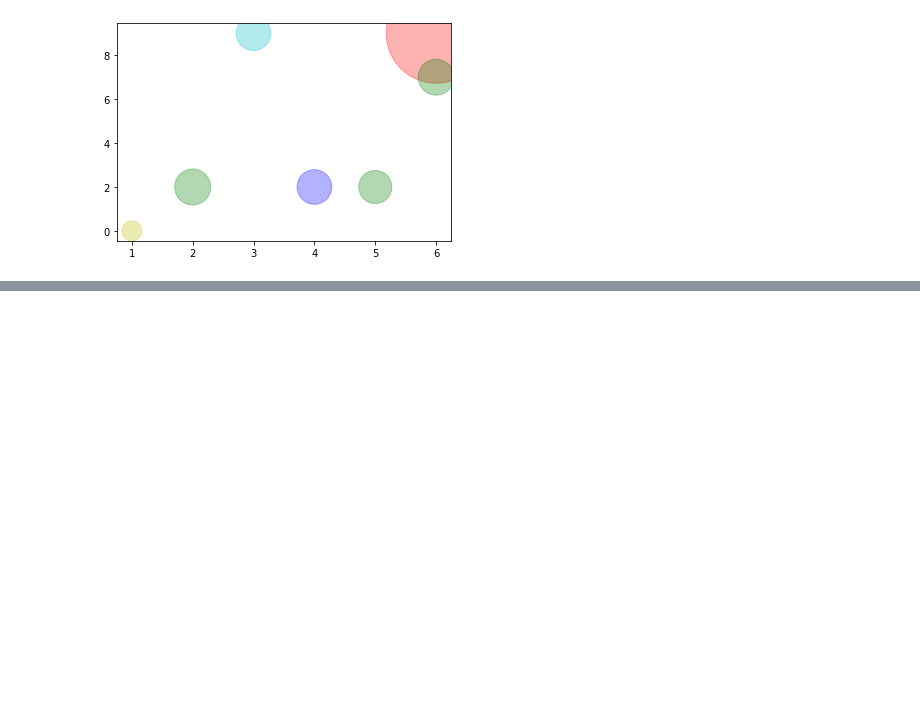
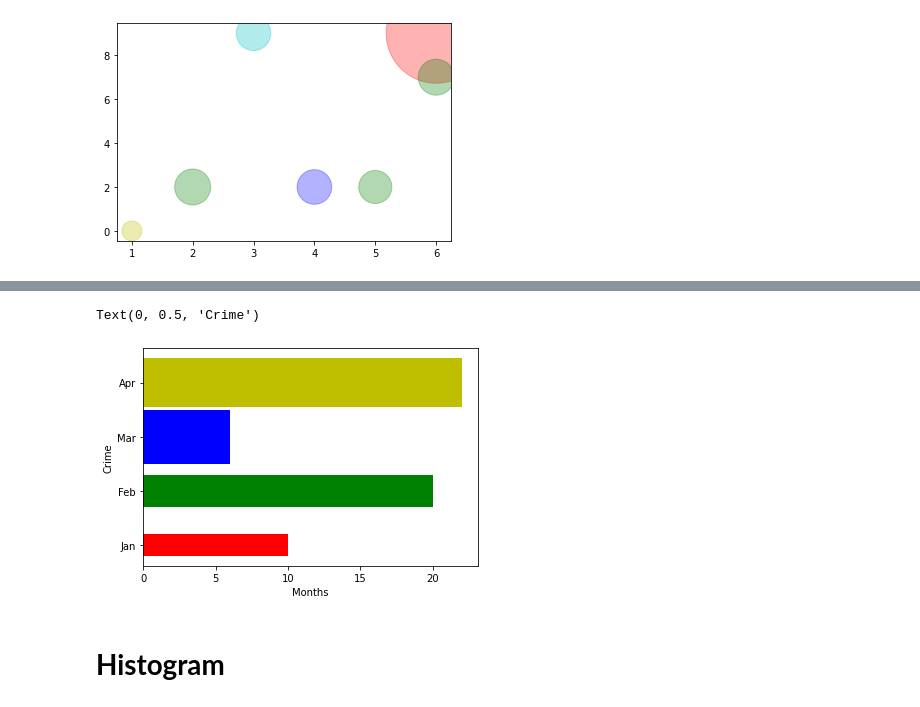
Before and after one commit to Sehaj1904/Data-Science, a Jupyter notebook: Plotting.ipynb, the cells around one changed output, grey strips where cells are left out. Cells and saved outputs as stored; diff of their text form; code cells hidden in the pictures; blank space fills up the shorter version.

```diff
--- a/Plotting.ipynb
+++ b/Plotting.ipynb
@@ -102,0 +159,10 @@ plt.plot()
+# %%
+plt.barh(['Jan','Feb','Mar','Apr'],[10,20,6,22],color=['r','g','b','y'],height=[0.4,0.6,1,0.9])
+
+plt.xlabel('Months')
+plt.ylabel('Crime')
+# %% [output]
+Text(0, 0.5, 'Crime')
+[figure, added]
+# %% [markdown]
+# **Histogram**
```
Also changed, not shown: parts of 10 cells of this notebook.
